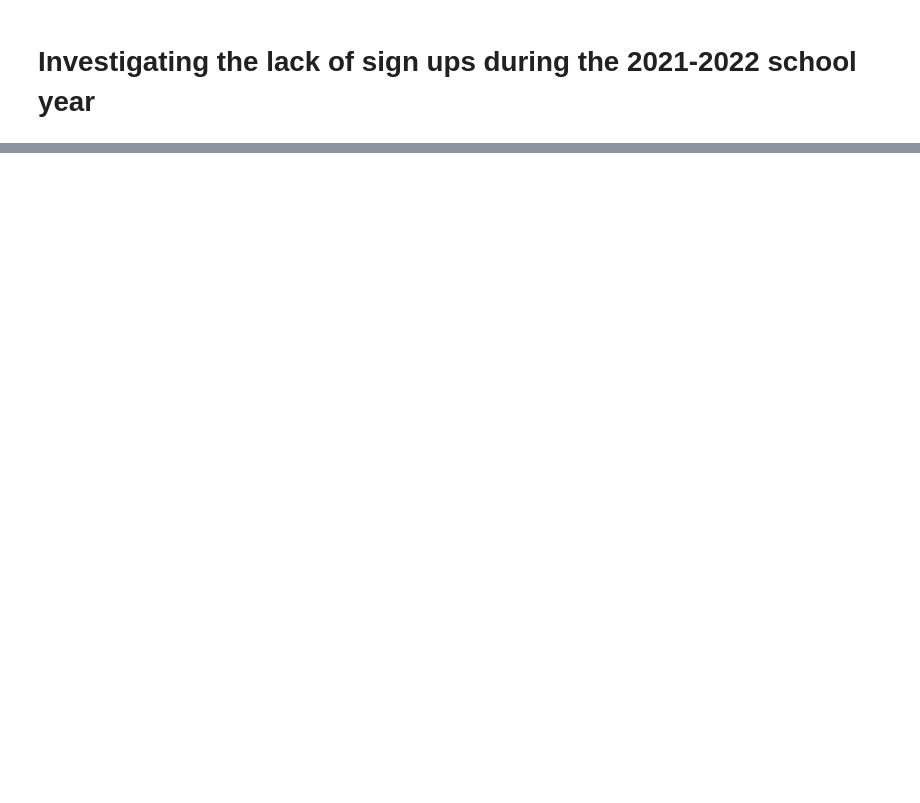
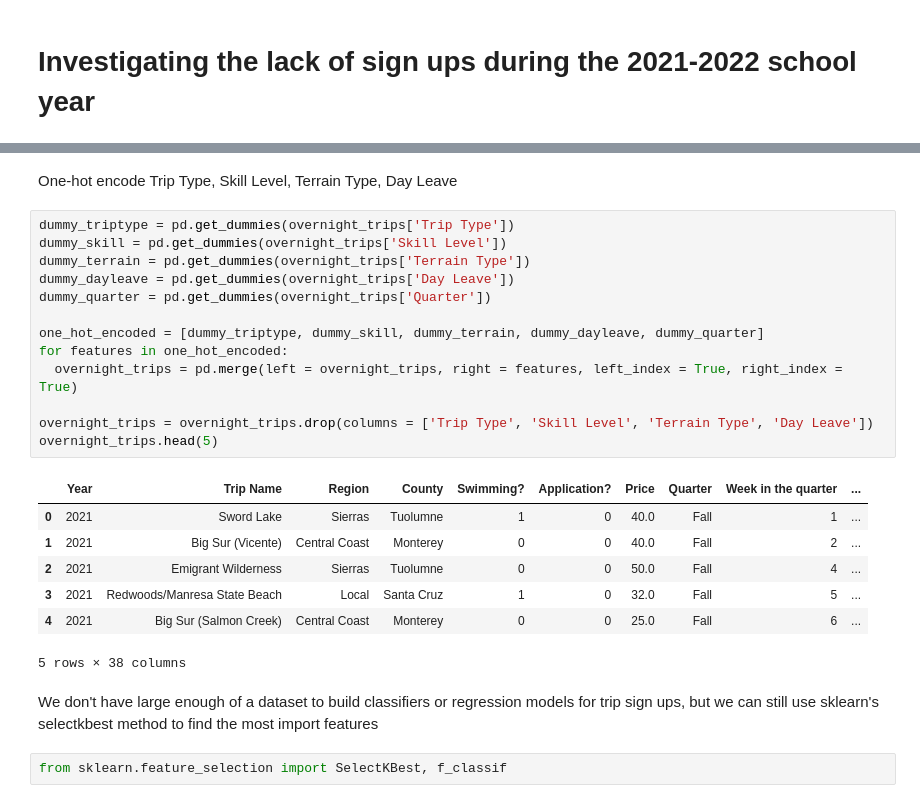
Before and after one commit to mnocerino23/Into-the-Wild, a Jupyter notebook: Overnights.ipynb, the cells around one changed output, grey strips where cells are left out. Drawn from its saved outputs; the diff is of its cells as text; blank space fills up the shorter version.

```diff
--- a/Overnights.ipynb
+++ b/Overnights.ipynb
@@ -204,0 +239,27 @@ Text(0.5, 0, 'Trip Price (USD)')
+# %% [markdown]
+One-hot encode Trip Type, Skill Level, Terrain Type, Day Leave
+# %%
+dummy_triptype = pd.get_dummies(overnight_trips['Trip Type'])
+dummy_skill = pd.get_dummies(overnight_trips['Skill Level'])
+dummy_terrain = pd.get_dummies(overnight_trips['Terrain Type'])
+dummy_dayleave = pd.get_dummies(overnight_trips['Day Leave'])
+dummy_quarter = pd.get_dummies(overnight_trips['Quarter'])
+
+one_hot_encoded = [dummy_triptype, dummy_skill, dummy_terrain, dummy_dayleave, dummy_quarter]
+for features in one_hot_encoded:
+  overnight_trips = pd.merge(left = overnight_trips, right = features, left_index = True, right_index = True)
+
+overnight_trips = overnight_trips.drop(columns = ['Trip Type', 'Skill Level', 'Terrain Type', 'Day Leave'])
+overnight_trips.head(5)
+# %% [output]
+|  | Year | Trip Name | Region | County | Swimming? | Application? | Price | Quarter | Week in the quarter | ... |
+| 0 | 2021 | Sword Lake | Sierras | Tuolumne | 1 | 0 | 40.0 | Fall | 1 | ... |
+| 1 | 2021 | Big Sur (Vicente) | Central Coast | Monterey | 0 | 0 | 40.0 | Fall | 2 | ... |
+| 2 | 2021 | Emigrant Wilderness | Sierras | Tuolumne | 0 | 0 | 50.0 | Fall | 4 | ... |
+| 3 | 2021 | Redwoods/Manresa State Beach | Local | Santa Cruz | 1 | 0 | 32.0 | Fall | 5 | ... |
+| 4 | 2021 | Big Sur (Salmon Creek) | Central Coast | Monterey | 0 | 0 | 25.0 | Fall | 6 | ... |
+5 rows × 38 columns
+# %% [markdown]
+We don't have large enough of a dataset to build classifiers or regression models for trip sign ups, but we can still use sklearn's selectkbest method to find the most import features
+# %%
+from sklearn.feature_selection import SelectKBest, f_classif
```
Also changed, not shown: parts of 17 cells of this notebook.
